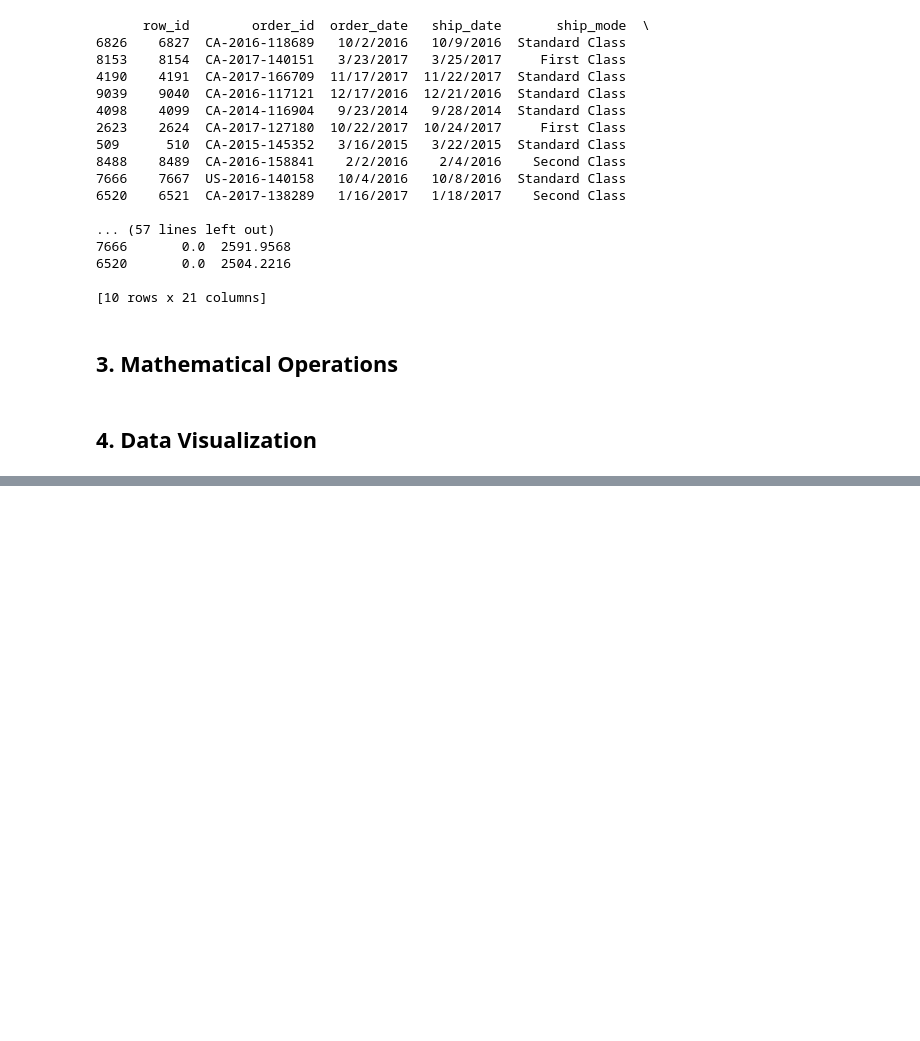
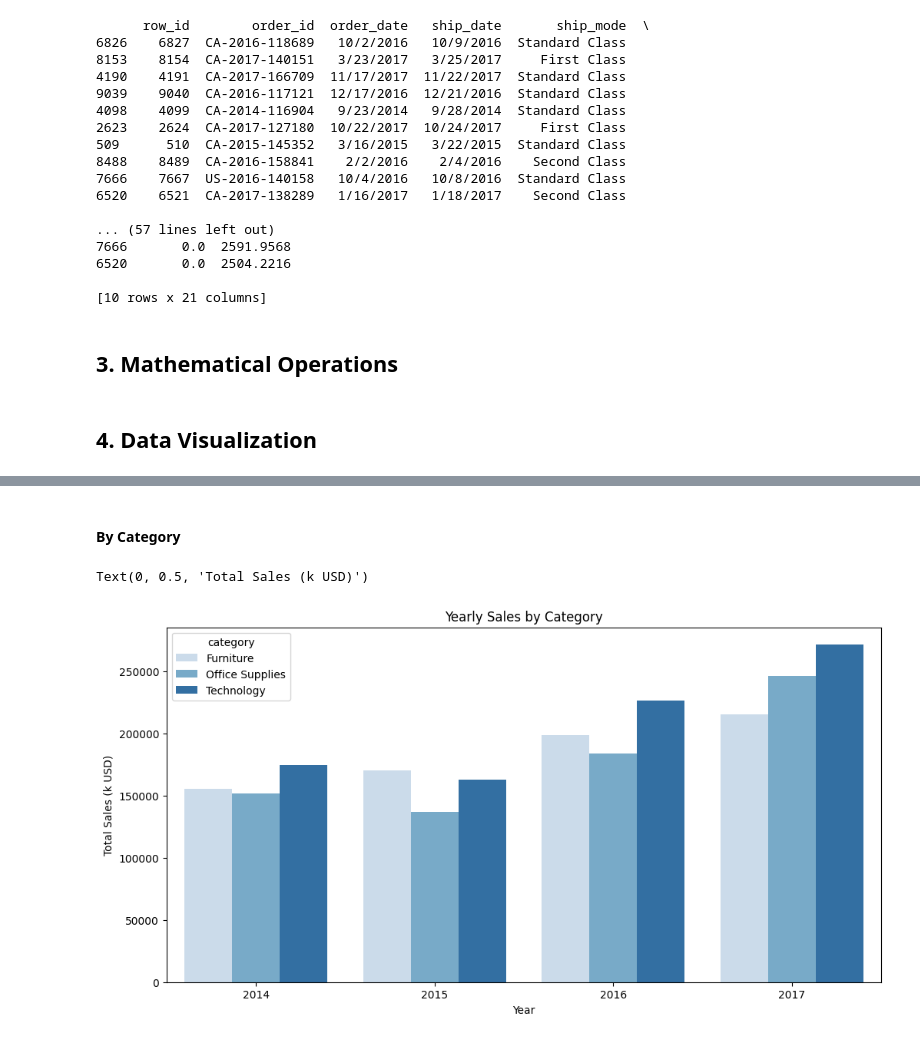
Before and after one commit to tandhiny/Phyton_Class, a Jupyter notebook: Phyton_Project.ipynb, the cells around one changed output, grey strips where cells are left out. Saved outputs shown, nothing was run; the diff lists cells and outputs as text; code cells hidden in the pictures; blank space fills up the shorter version.

```diff
--- a/Phyton_Project.ipynb
+++ b/Phyton_Project.ipynb
@@ -285,0 +365,24 @@ print(sorted_data)
+# %% [markdown]
+#### By Category
+# %%
+# Calculate yearly sales by category
+# Convert 'Order Date' to datetime
+df['order_date'] = pd.to_datetime(df['order_date'])
+
+# Extract year from 'Order Date'
+df['year'] = df['order_date'].dt.year
+
+# Group by year and category, then calculate total sales
+yearly_sales_by_category = df.groupby(['year', 'category'])['sales'].sum().reset_index()
+
+# Create a bar chart with monochrome blue color palette
+plt.figure(figsize=(12, 6))
+ax = sns.barplot(x='year', y='sales', hue='category', data=yearly_sales_by_category, palette="Blues")
+plt.title('Yearly Sales by Category')
+plt.xlabel('Year')
+plt.ylabel('Total Sales (k USD)')  # Update y-axis label
+
+# Format y-axis labels to display
+# %% [output]
+Text(0, 0.5, 'Total Sales (k USD)')
+[figure, added]
```
Also changed, not shown: parts of 29 cells of this notebook.
